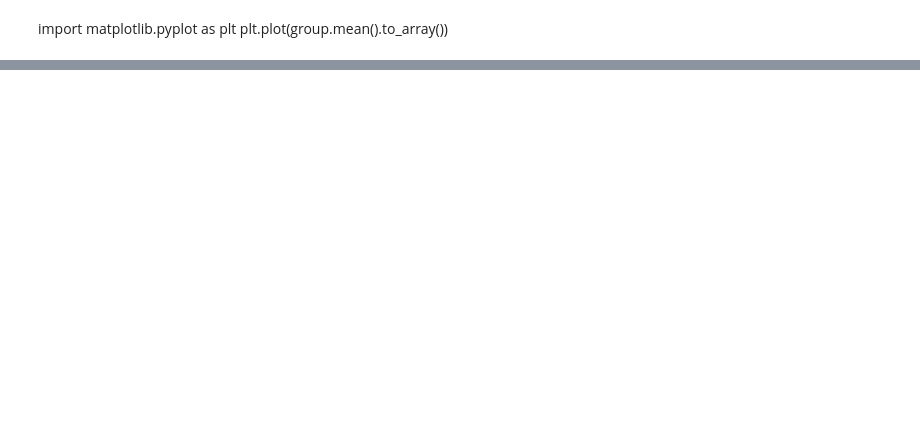
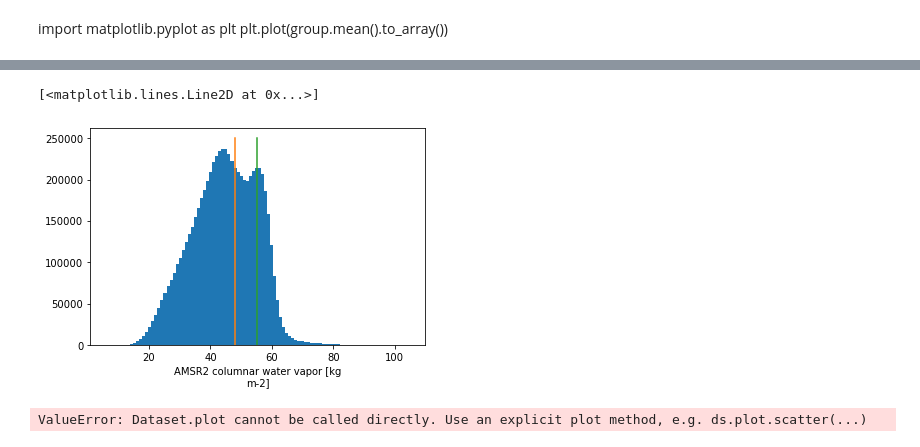
Before and after one commit to snigsam/VaporLakes, a Jupyter notebook: Histograms_of_tqv.ipynb, the cells around one changed output, grey strips where cells are left out. Drawn from its saved outputs; the diff is of its cells as text; code cells hidden in the pictures; blank space fills up the shorter version.

```diff
--- a/Histograms_of_tqv.ipynb
+++ b/Histograms_of_tqv.ipynb
@@ -43,0 +82,6 @@ plt.plot(group.mean().to_array())
+# %%
+# https://stackoverflow.com/questions/65376109/use-xarray-open-mfdataset-on-files-with-no-time-dimension-included
+from datetime import datetime
+def add_time_dim(xda):
+    xda = xda.expand_dims(times = [datetime.now()])
+    return xda
@@ -43,0 +143,12 @@ plt.plot(group.mean().to_array())
+# %%
+# trick from https://stackoverflow.com/questions/65376109/
+#                  use-xarray-open-mfdataset-on-files-with-no-time-dimension-included
+
+from datetime import datetime
+def add_time_dim(xda):
+    xda = xda.expand_dims(time = [datetime.now()])
+    return xda
+# %%
+amsr2s = xr.open_mfdataset('~/Box/VaporLakes/data/AMSR2/2014/RSS_AMSR2_ocean_L3_daily_*.nc',
+                           preprocess = add_time_dim) # pool data, ignore time coordinate not being monotonic
+amsr2s
@@ -43,0 +173,4 @@ plt.plot(group.mean().to_array())
+# %%
+# WEIO box 40-75, -15 to 15 as used in MERRA2 histogram
+mybox = amsr2s.sel(lat=slice(-15,15),lon=slice(40,75))
+mybox
@@ -43,0 +195,12 @@ plt.plot(group.mean().to_array())
+# %%
+mybox.water_vapor.plot(bins=100); plt.plot([48,48],[0,250000]); plt.plot([55,55],[0,250000])
+# %% [output]
+[<matplotlib.lines.Line2D at 0x...>]
+[figure, added]
+# %%
+# Speeds up replotting
+
+histo = mybox.groupby_bins('water_vapor',100).mean()
+histo.plot()
+# %% [output]
+ValueError: Dataset.plot cannot be called directly. Use an explicit plot method, e.g. ds.plot.scatter(...)
```
Also changed, not shown: parts of 20 cells of this notebook.
